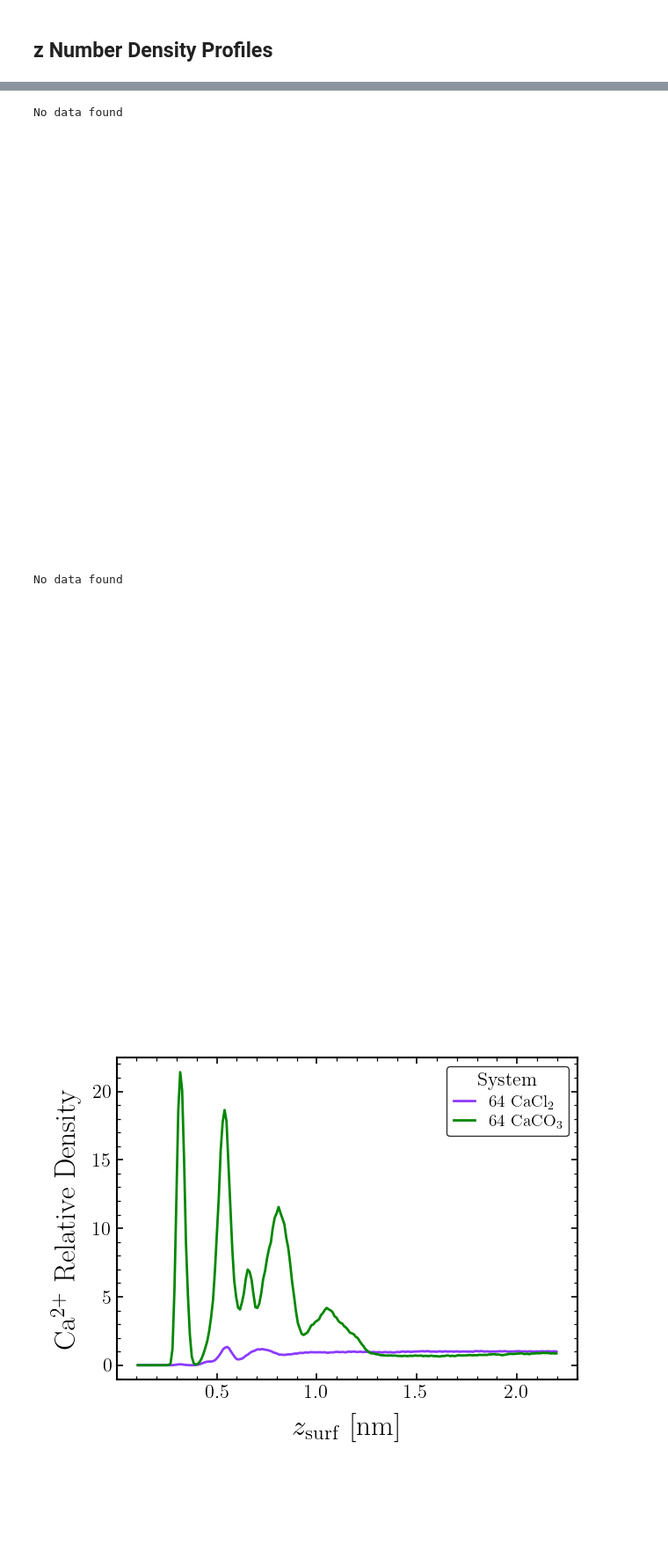
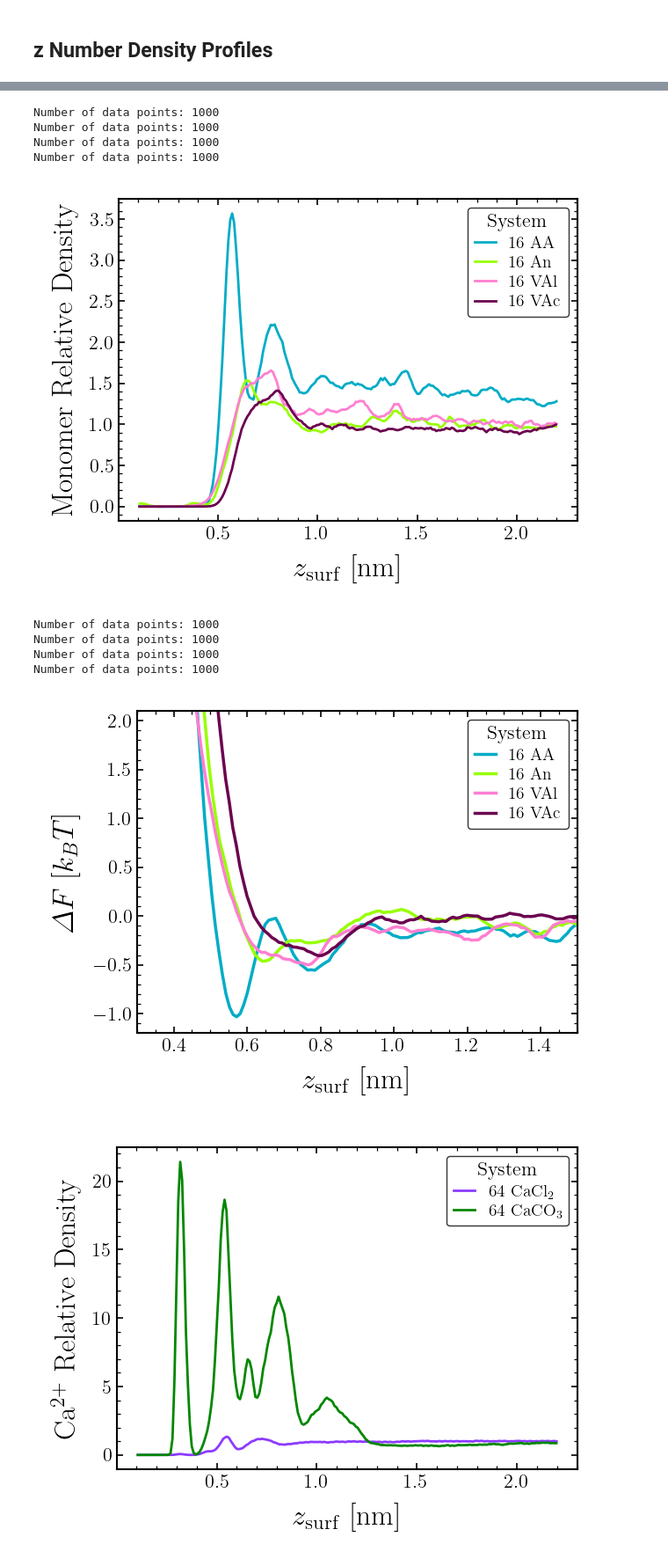
Before and after one commit to CarvFS/Analysis-Polyelectrolyte-Surface-Adsorption, a Jupyter notebook: analysis/4-no-PE/notebooks/axial_density.ipynb, the cells around one changed output, grey strips where cells are left out. Shown at 88% size. Saved outputs shown, nothing was run; the diff lists cells and outputs as text; code cells hidden in the pictures; blank space fills up the shorter version.

```diff
--- a/analysis/4-no-PE/notebooks/axial_density.ipynb
+++ b/analysis/4-no-PE/notebooks/axial_density.ipynb
@@ -121,7 +121,7 @@ def load_simulations(data_path: Path, labels: list[str]) -> list[Sim]:
     simulations = [x for x in data_path.iterdir() if x.is_dir()]
 
     # FIXME: remove this line
-    simulations = simulations[:3]
+    # simulations = simulations[:3]
 
     # solvent orientation data
     file_pattern = "angulardistribution_z-resname_SOL-*"
@@ -182,7 +182,7 @@ def load_simulations(data_path: Path, labels: list[str]) -> list[Sim]:
                 ),
                 z_numden_pe=np.load(
                     sampling_method
-                    / f"mdanalysis_lineardensity/data/lineardensity_z_resname_LAI_ACI_RAI_AI1_LAN_ACN_RAN_AN1_LAC_ACE_RAC_AC1_LAL_ALC_RAL_AL1_fragments.npz"
+                    / f"mdanalysis_lineardensity/data/lineardensity_z_resname_LAI_ACI_RAI_AI1_LAN_ACN_RAN_AN1_LAC_ACE_RAC_AC1_LAL_ALC_RAL_AL1_residues.npz"
                 ) if ("-16" in simulation.name) else None,
             )
             sims.append(sim)
@@ -356,6 +372,7 @@ figname = "pe_density_z"
 fig, ax = plt.subplots()
 ax.set_xlabel(r"$z_{\mathrm{surf}}$ [nm]")
 ax.set_ylabel(r"Monomer Relative Density")
+window = 5
 
 data = {}
 for i, sim in enumerate(sims):
@@ -367,7 +384,7 @@ for i, sim in enumerate(sims):
     y = sim.z_numden_pe["number_density"] / np.average(
         sim.z_numden_pe["number_density"][-200:-120]
     )
-    y = np.convolve(y, np.ones(3), "same") / 3
+    y = np.convolve(y, np.ones(window), "same") / window
     idx_drop = np.where((x < zmin) | (x > zmax + 1))
     x = np.delete(x, idx_drop)
     y = np.delete(y, idx_drop)
@@ -385,12 +402,17 @@ else:
     fig.clf()
     print(f"No data found")
 # %% [output]
-No data found
+Number of data points: 1000
+Number of data points: 1000
+Number of data points: 1000
+Number of data points: 1000
-[figure, old version]
+[figure, new version]
 # %%
 cmap = cc.glasbey
 figname = "pe_density_z_fes"
 fig, ax = plt.subplots()
+window = 5
+
 ax.set_xlabel(r"$z_{\mathrm{surf}}$ [nm]")
 ax.set_xlim(0.3, 1.5)
 ax.set_ylabel(r"$\Delta F$ [$k_BT$]")
@@ -398,36 +420,39 @@ ax.set_ylim(-1.2, 2.1)
 
 data = {}
 for i, sim in enumerate(sims):
     if sim.z_numden_pe is None:
         continue
 
     print(f"Number of data points: {len(sim.z_numden_pe['position'])}")
     x = (sim.z_numden_pe["position"] - sim.z_surface_pos) / 10.0
     y = sim.z_numden_pe["number_density"] / np.average(
         sim.z_numden_pe["number_density"][-200:-120]
     )
-    y = np.convolve(y, np.ones(3), "same") / 3
+    y = np.convolve(y, np.ones(window), "same") / window
     idx_drop = np.where((x < zmin) | (x > zmax + 1))
     x = np.delete(x, idx_drop)
     y = np.delete(y, idx_drop)
     y = -np.log(y)
     y = y - np.average(y[-20:])
 
     data[f"line_{i}_x"] = x
     data[f"line_{i}_y"] = y
 
     ax.plot(x, y, label=sim.label, color=cmap[sims.index(sim)], linewidth=2.5)
 
 if len(data) > 0:
     ax.legend(title="System")
     save_fig(data, fig, figname, dir_dat, dir_fig, fig_ext, fig_args)
     plt.show()
 else:
     fig.clf()
     print(f"No data found")
 # %% [output]
-No data found
+Number of data points: 1000
+Number of data points: 1000
+Number of data points: 1000
+Number of data points: 1000
-[figure, old version]
+[figure, new version]
 # %%
 cmap = cc.glasbey
 figname = "ca_density_z"
```
Also changed, not shown: parts of 10 cells of this notebook, 1 other file.
